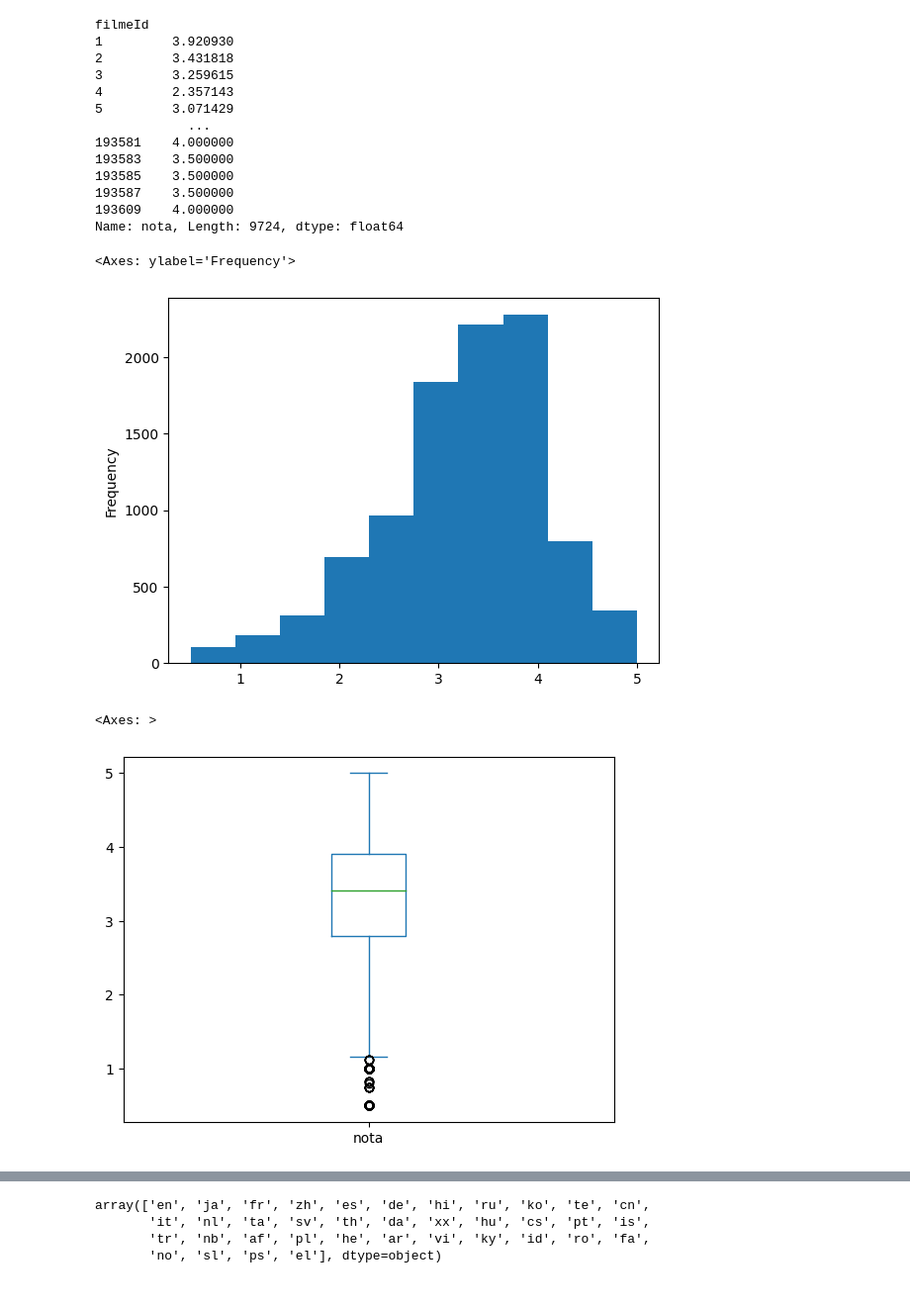
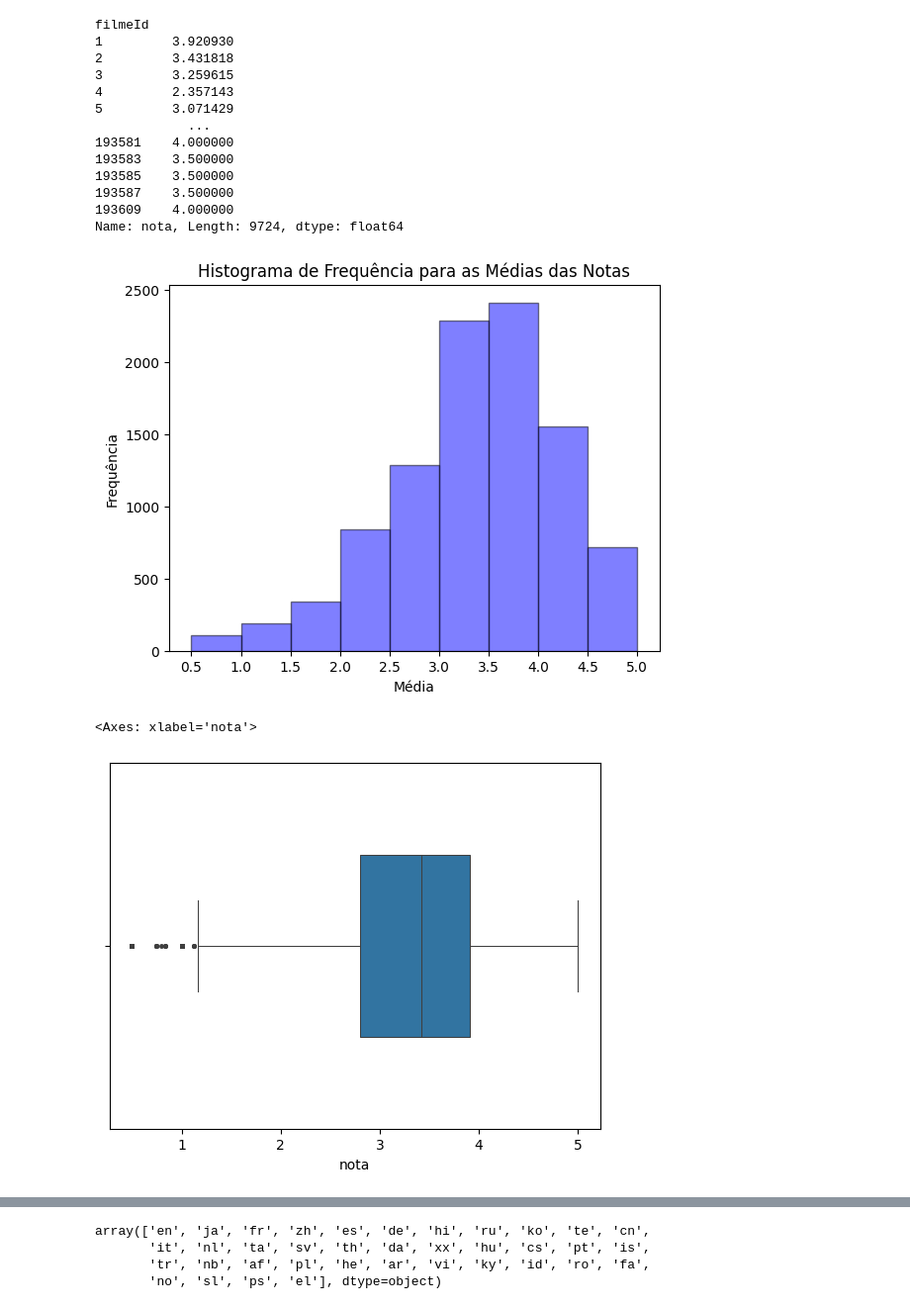
Before and after one commit to diego-torres-coder/Analise-Exploratoria-de-Dados-com-o-TMDB-5000, a Jupyter notebook: Introdução a Data Science.ipynb, the cells around one changed output, grey strips where cells are left out. Shown at 99% size. Drawn from its saved outputs; the diff is of its cells as text; code cells hidden in the pictures.

```diff
--- a/Introdução a Data Science.ipynb
+++ b/Introdução a Data Science.ipynb
@@ -18,3 +29,6 @@ notas.head()
 | 2 | 1 | 6 | 4.0 | 964982224 |
 | 3 | 1 | 47 | 5.0 | 964983815 |
 | 4 | 1 | 50 | 5.0 | 964982931 |
+# %%
+# Remove a coluna especificada
+notas.drop('timestamp', axis='columns', inplace=True)
@@ -30,6 +51,6 @@ Há 100836 linhas distribuídas ao longo de 4 colunas.
 # %%
 # Renomeia as colunas do dataframe
-notas.columns = ['usuarioId', 'filmeId', 'nota', 'momento']
+notas.columns = ['usuarioId', 'filmeId', 'nota']
 
 # Exibe as cinco primeiras linhas
 notas.head()
@@ -278,13 +345,39 @@ filmeId
 193609    4.000000
 Name: nota, Length: 9724, dtype: float64
 # %%
-# Exibe um histograma para mostrar a distribuição das médias
-medias_por_filme.plot(kind='hist')
+# Obtém os limites das categorias
+limites_categorias = np.histogram_bin_edges(
+    medias_por_filme,
+    bins=np.linspace(menor_nota, maior_nota, num=num_notas_unicas, endpoint=True)
+)
+
+# Cria um histograma de frequências para as notas
+plt.hist(x=medias_por_filme, bins=limites_categorias, alpha=0.5, color='b', edgecolor='k')
+
+# Rótulo do eixo horizontal
+plt.xlabel('Média')
+
+# Rótulo do eixo vertical
+plt.ylabel('Frequência')
+
+# Título do gráfico
+plt.title('Histograma de Frequência para as Médias das Notas')
+
+# Define os marcadores do eixo horizontal
+plt.xticks(limites_categorias)
+
+# Exibe o histograma
+plt.show()
 # %% [output]
-<Axes: ylabel='Frequency'>
-[figure, old version]
+[figure, new version]
 # %%
-medias_por_filme.plot(kind='box')
+# Exibe um box plot com a distribuição das notas médias
+sns.boxplot(
+    x=medias_por_filme,
+    width=.5,
+    flierprops={'marker': '.'},
+    linewidth=.75
+)
 # %% [output]
-<Axes: >
+<Axes: xlabel='nota'>
-[figure, old version]
+[figure, new version]
```
Also changed, not shown: parts of 55 cells of this notebook.
